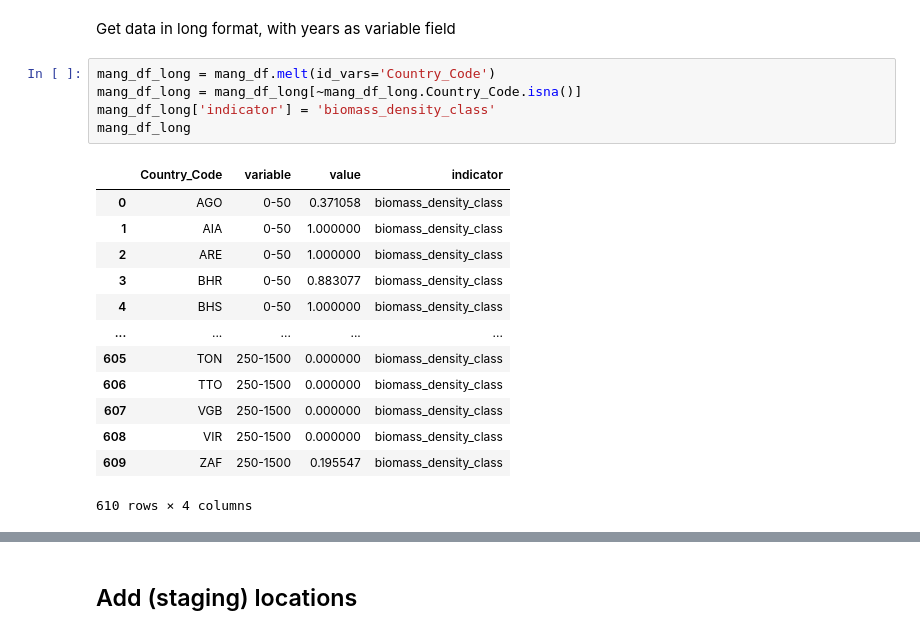
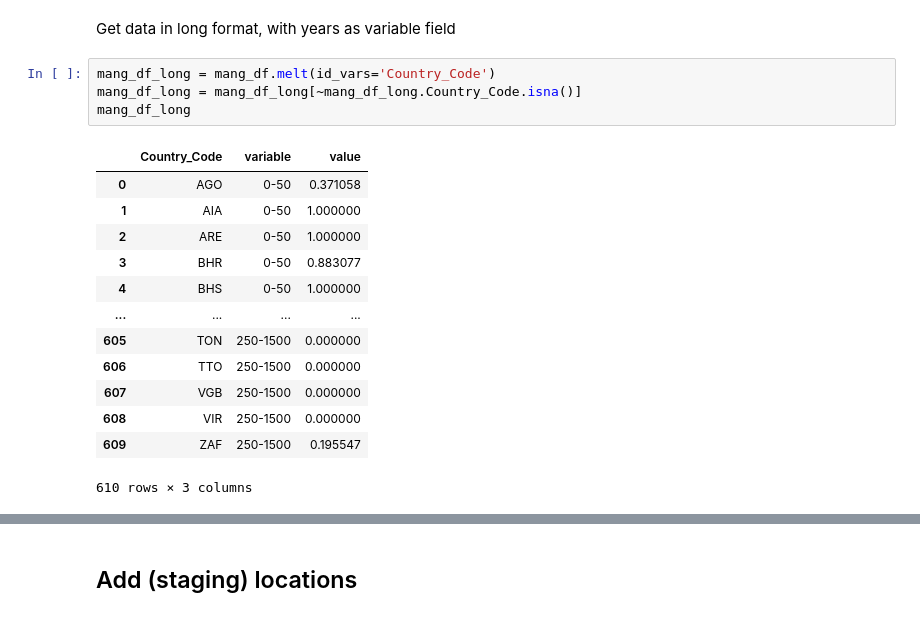
Before and after one commit to Vizzuality/mangrove-atlas, a Jupyter notebook: data/notebooks/Lab/data_processing/widgets-v2/v2_widget_biomass.ipynb, the cells around one changed output, grey strips where cells are left out. Saved outputs shown, nothing was run; the diff lists cells and outputs as text.

```diff
--- a/data/notebooks/Lab/data_processing/widgets-v2/v2_widget_biomass.ipynb
+++ b/data/notebooks/Lab/data_processing/widgets-v2/v2_widget_biomass.ipynb
@@ -72,19 +100,18 @@ Get data in long format, with years as variable field
 # %%
 mang_df_long = mang_df.melt(id_vars='Country_Code')
 mang_df_long = mang_df_long[~mang_df_long.Country_Code.isna()]
-mang_df_long['indicator'] = 'biomass_density_class'
 mang_df_long
 # %% [output]
-|  | Country_Code | variable | value | indicator |
-| 0 | AGO | 0-50 | 0.371058 | biomass_density_class |
-| 1 | AIA | 0-50 | 1.000000 | biomass_density_class |
-| 2 | ARE | 0-50 | 1.000000 | biomass_density_class |
-| 3 | BHR | 0-50 | 0.883077 | biomass_density_class |
-| 4 | BHS | 0-50 | 1.000000 | biomass_density_class |
-| ... | ... | ... | ... | ... |
-| 605 | TON | 250-1500 | 0.000000 | biomass_density_class |
-| 606 | TTO | 250-1500 | 0.000000 | biomass_density_class |
-| 607 | VGB | 250-1500 | 0.000000 | biomass_density_class |
-| 608 | VIR | 250-1500 | 0.000000 | biomass_density_class |
-| 609 | ZAF | 250-1500 | 0.195547 | biomass_density_class |
+|  | Country_Code | variable | value |
+| 0 | AGO | 0-50 | 0.371058 |
+| 1 | AIA | 0-50 | 1.000000 |
+| 2 | ARE | 0-50 | 1.000000 |
+| 3 | BHR | 0-50 | 0.883077 |
+| 4 | BHS | 0-50 | 1.000000 |
+| ... | ... | ... | ... |
+| 605 | TON | 250-1500 | 0.000000 |
+| 606 | TTO | 250-1500 | 0.000000 |
+| 607 | VGB | 250-1500 | 0.000000 |
+| 608 | VIR | 250-1500 | 0.000000 |
+| 609 | ZAF | 250-1500 | 0.195547 |
-610 rows × 4 columns
+610 rows × 3 columns
```
Also changed, not shown: parts of 10 cells of this notebook, 2 other files.
